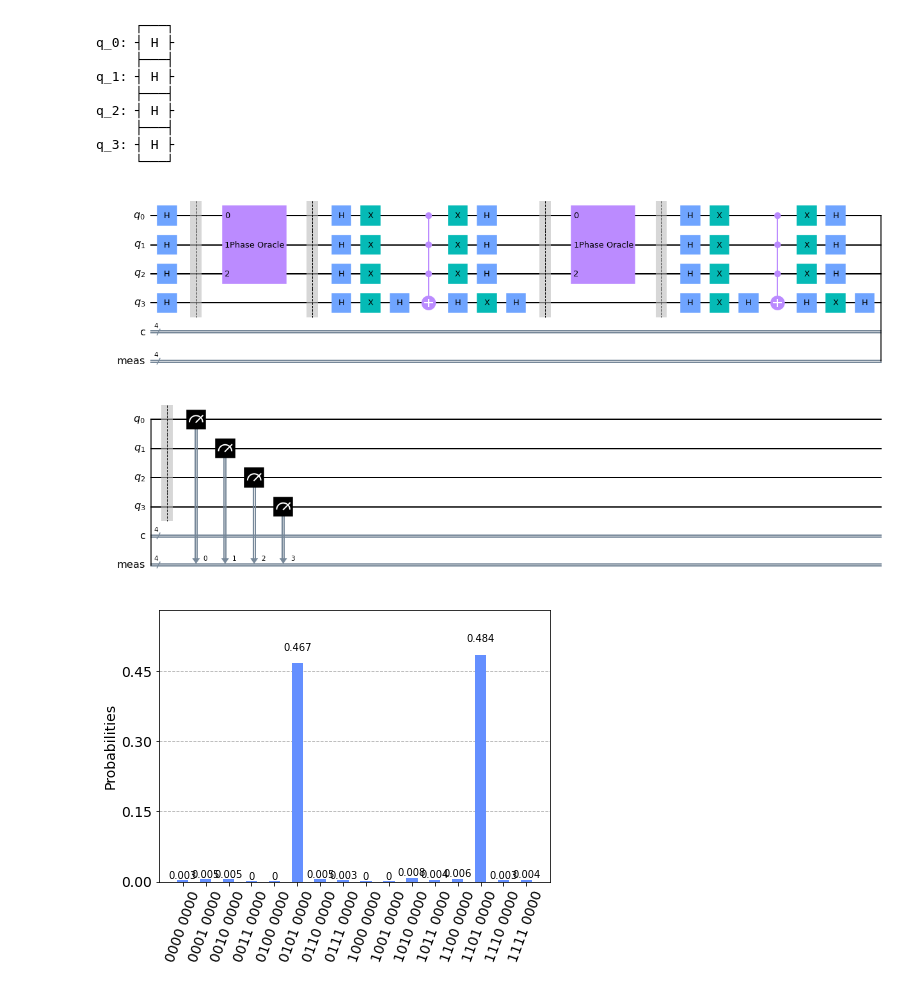
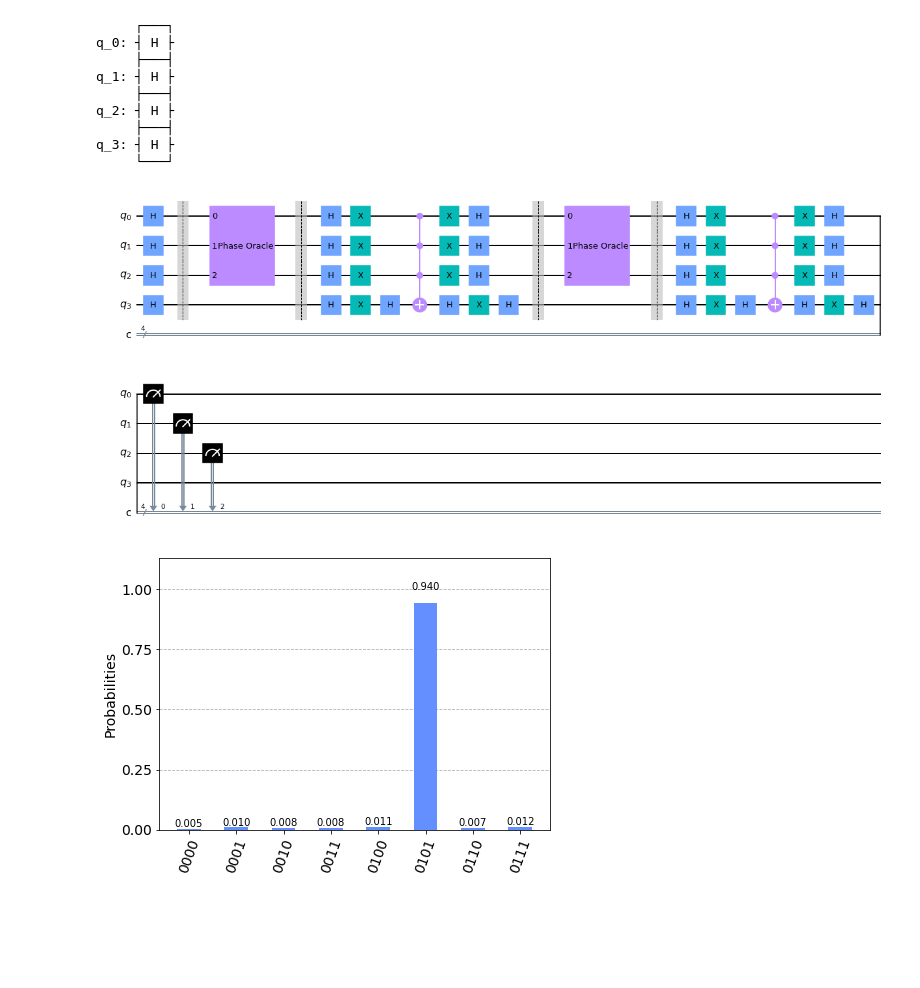
Before and after one commit to aneeshsharma/Matsat, a Jupyter notebook: grovers.ipynb, the cells around one changed output. Drawn from its saved outputs; the diff is of its cells as text; code cells hidden in the pictures; blank space fills up the shorter version.

```diff
--- a/grovers.ipynb
+++ b/grovers.ipynb
@@ -57,23 +57,23 @@ def diffuser(qc, n):
 # %%
 
 circuit = QuantumCircuit(n, n)
 
 initalize_s(circuit, qubits)
 for i in range(2):
     circuit.barrier(list(range(n)))
     circuit.append(PhaseOracle("x & ~y & z"), list(range(3)))
     circuit.barrier(list(range(n)))
     diffuser(circuit, n)
 
-circuit.measure_all()
+circuit.measure(list(range(0, 3)), list(range(0, 3)))
 
 circuit.draw(output='mpl')
 # %% [output]
-[figure, old version]
+[figure, new version]
 # %%
 simulator = Aer.get_backend('aer_simulator')
 results = execute(circuit, backend=simulator).result()
 counts = results.get_counts()
 plot_histogram(counts)
 # %% [output]
-[figure, old version]
+[figure, new version]
```
Also changed, not shown: 2 other files.
